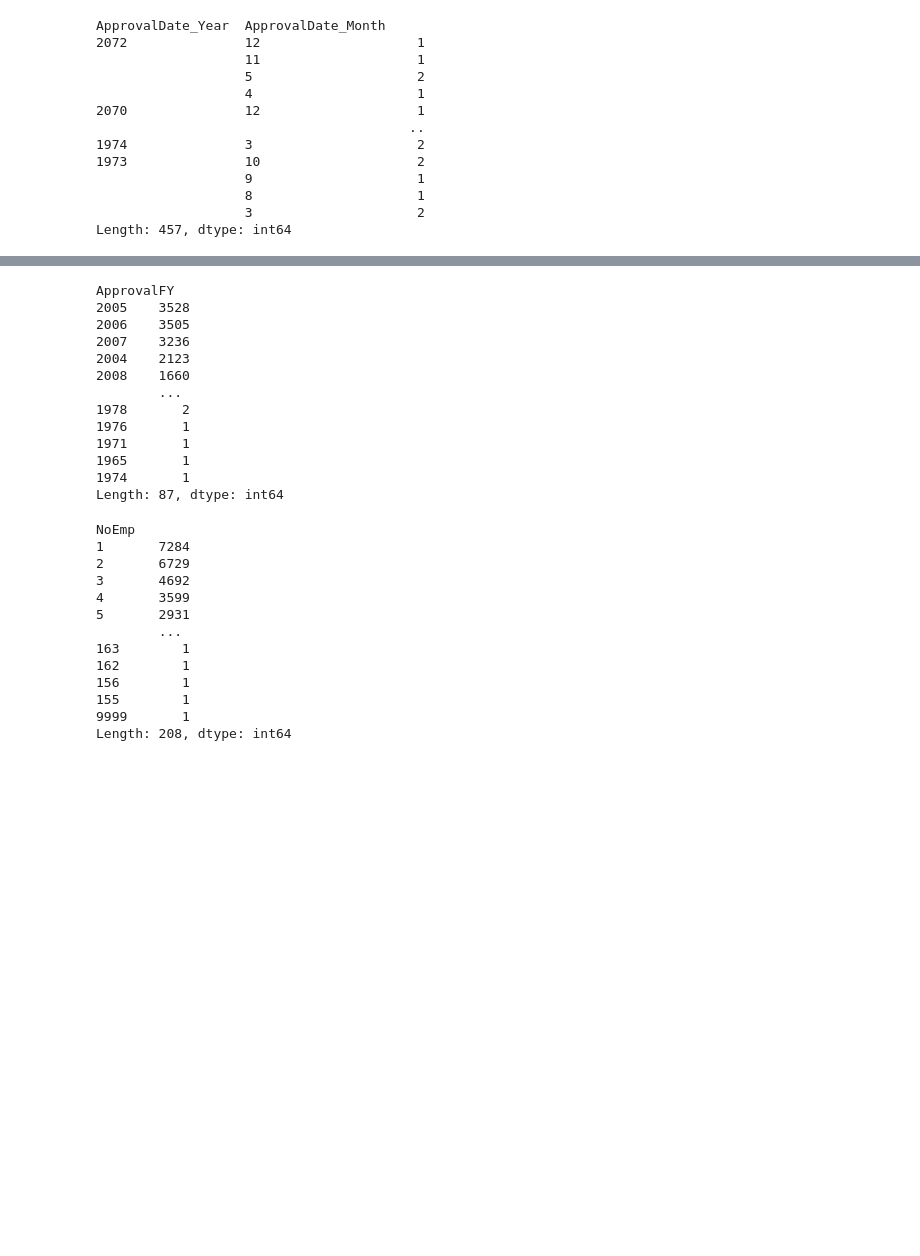
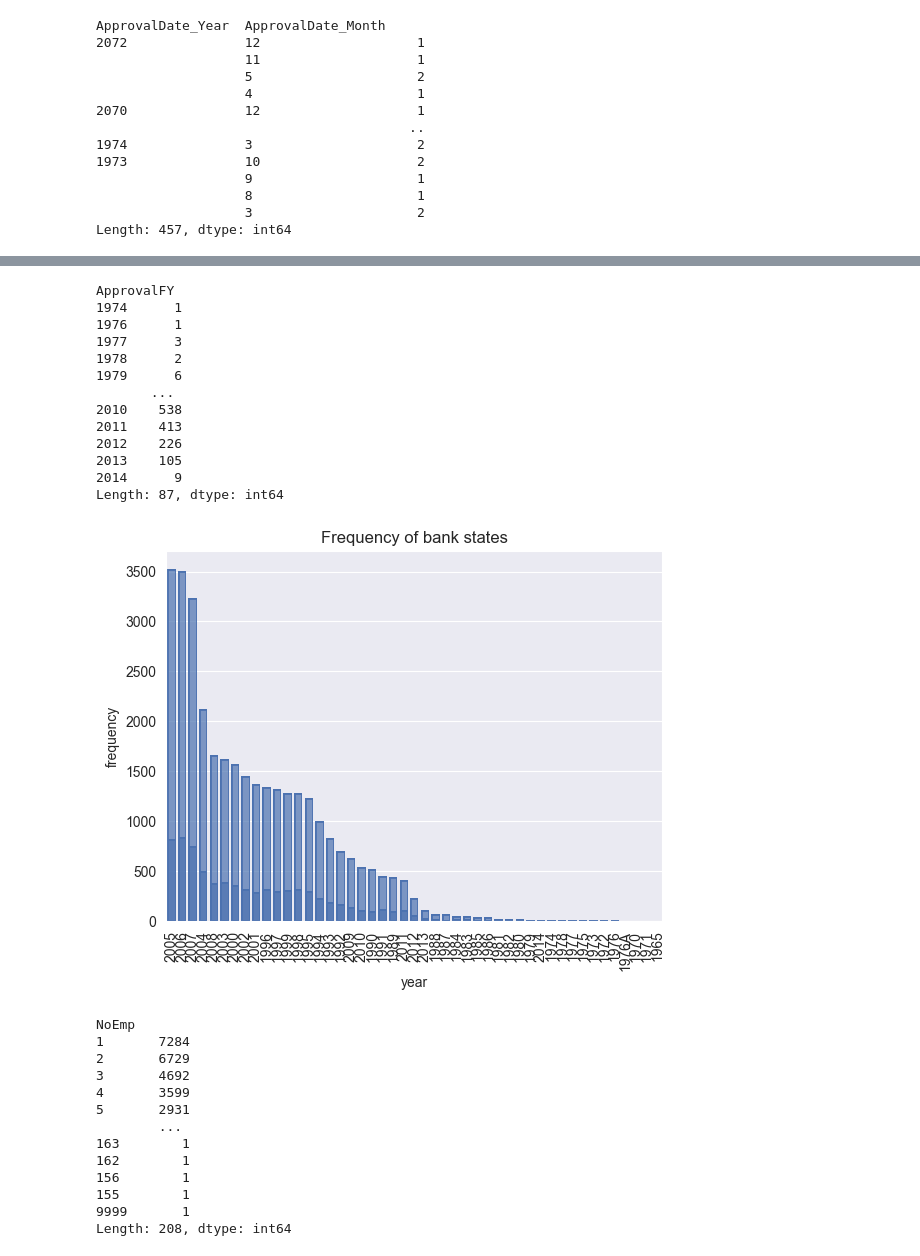
Before and after one commit to caparicio-esd/muirst-cdaw-challenge, a Jupyter notebook: notebooks/notebook_01.ipynb, the cells around one changed output, grey strips where cells are left out. Drawn from its saved outputs; the diff is of its cells as text; code cells hidden in the pictures; blank space fills up the shorter version.

Commit message:
create pipeline to train

```diff
--- a/notebooks/notebook_01.ipynb
+++ b/notebooks/notebook_01.ipynb
@@ -312,19 +303,34 @@ df_dataviz_04
 # %%
-df_train.groupby("ApprovalFY").size().sort_values(ascending=False)
+df_train.groupby("ApprovalFY").size()
 # %% [output]
 ApprovalFY
-2005    3528
-2006    3505
-2007    3236
-2004    2123
-2008    1660
-        ...
-1978       2
-1976       1
-1971       1
-1965       1
-1974       1
+1974      1
+1976      1
+1977      3
+1978      2
+1979      6
+       ...
+2010    538
+2011    413
+2012    226
+2013    105
+2014      9
 Length: 87, dtype: int64
+# %%
+df_dataviz_05 = df_train.groupby("ApprovalFY").size().sort_values(ascending=False).reset_index()
+df_dataviz_05.columns = ["year", "frequency"]
+
+fig, ax = plt.subplots()
+ax.xaxis.set_tick_params(rotation=90)
+
+p = so.Plot(df_dataviz_05, x="year", y="frequency")\
+    .add(so.Bar())\
+    .label(title="Frequency of bank states")\
+    .layout(size=(12, 4))\
+    .on(ax)\
+    .plot()
+# %% [output]
+[figure, added]
 # %%
 df_train.groupby("NoEmp").size().sort_values(ascending=False)
 # %% [output]
```
Also changed, not shown: parts of 10 cells of this notebook, 2 other files.
